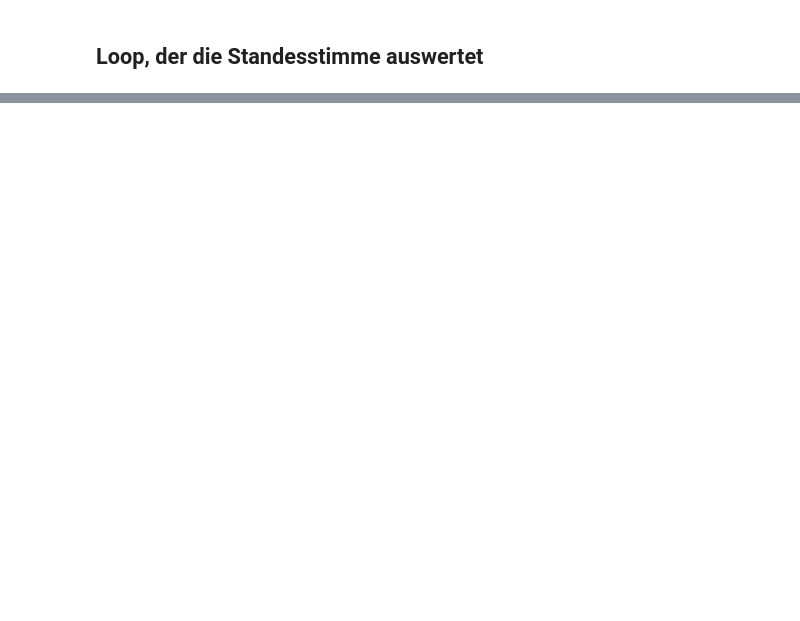
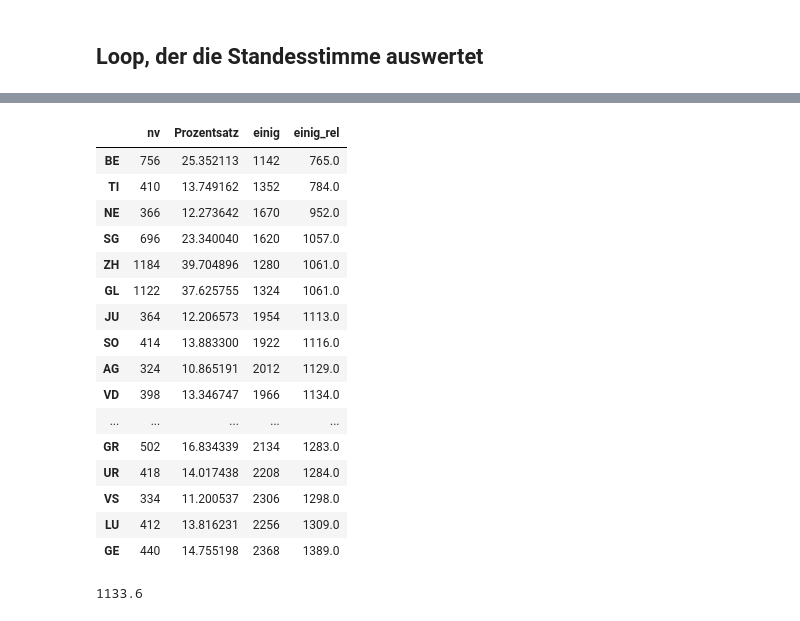
Before and after one commit to Meutermaere/3_Projeke, a Jupyter notebook: 202309_NZZ_Staenderaete/5_Kompletter Superloop.ipynb, the cells around one changed output, grey strips where cells are left out. Saved outputs shown, nothing was run; the diff lists cells and outputs as text; code cells hidden in the pictures; blank space fills up the shorter version.

```diff
--- a/202309_NZZ_Staenderaete/5_Kompletter Superloop.ipynb
+++ b/202309_NZZ_Staenderaete/5_Kompletter Superloop.ipynb
@@ -489,0 +551,2 @@ Name: Kanton, dtype: int64
+# %%
+df_einig = df_komplett[df_komplett["Standesstimme"].isin (["beide dafür", "beide dagegen"])]["Kanton"].value_counts().to_frame()
@@ -489,0 +555,30 @@ Name: Kanton, dtype: int64
+# %%
+df_abwesenheit = df_komplett[df_komplett["Standesstimme"].isin(["nicht vollzählig", "beide absent"])]["Kanton"].value_counts().to_frame()
+df_abwesenheit["Prozentsatz"] = 100 / 1491 * (df_abwesenheit["Kanton"] / 2)
+df_abwesenheit = df_abwesenheit.rename(columns = {"Kanton": "nv"})
+df_abwesenheit = pd.concat([df_abwesenheit, df_einig], axis=1)
+df_abwesenheit = df_abwesenheit.rename(columns = {"Kanton": "einig"})
+df_abwesenheit["einig_rel"] = (df_abwesenheit["einig"]/2/(100-df_abwesenheit["Prozentsatz"])*100).round(0)
+df_abwesenheit.sort_values("einig_rel")
+# %% [output]
+|  | nv | Prozentsatz | einig | einig_rel |
+| BE | 756 | 25.352113 | 1142 | 765.0 |
+| TI | 410 | 13.749162 | 1352 | 784.0 |
+| NE | 366 | 12.273642 | 1670 | 952.0 |
+| SG | 696 | 23.340040 | 1620 | 1057.0 |
+| ZH | 1184 | 39.704896 | 1280 | 1061.0 |
+| GL | 1122 | 37.625755 | 1324 | 1061.0 |
+| JU | 364 | 12.206573 | 1954 | 1113.0 |
+| SO | 414 | 13.883300 | 1922 | 1116.0 |
+| AG | 324 | 10.865191 | 2012 | 1129.0 |
+| VD | 398 | 13.346747 | 1966 | 1134.0 |
+| ... | ... | ... | ... | ... |
+| GR | 502 | 16.834339 | 2134 | 1283.0 |
+| UR | 418 | 14.017438 | 2208 | 1284.0 |
+| VS | 334 | 11.200537 | 2306 | 1298.0 |
+| LU | 412 | 13.816231 | 2256 | 1309.0 |
+| GE | 440 | 14.755198 | 2368 | 1389.0 |
+# %%
+df_abwesenheit["einig_rel"].mean()
+# %% [output]
+1133.6
```
Also changed, not shown: parts of 30 cells of this notebook, 7 other files.
